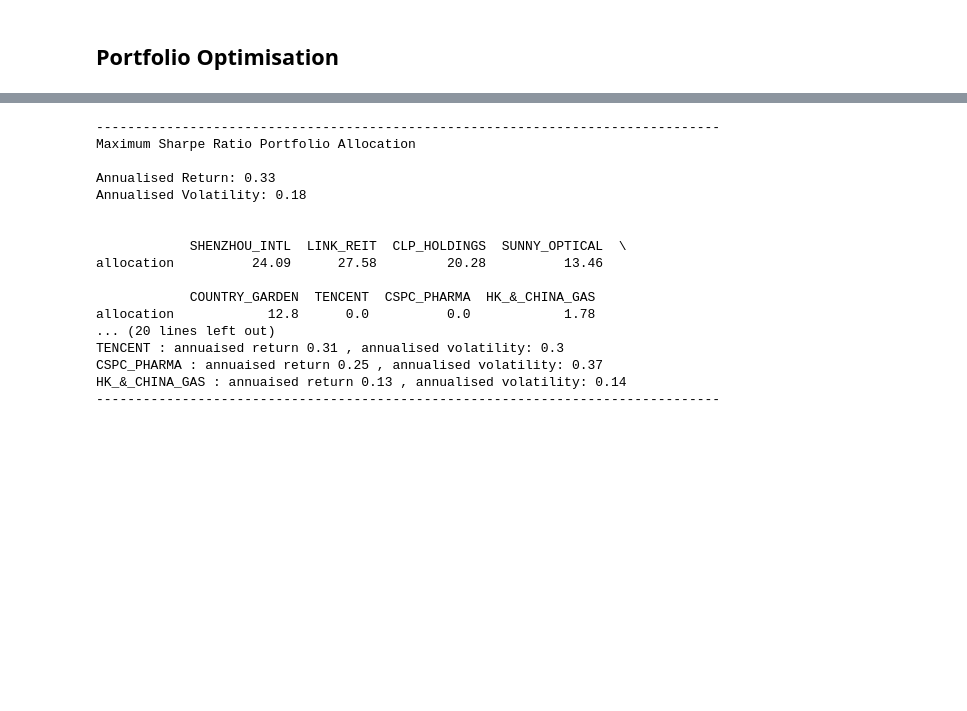
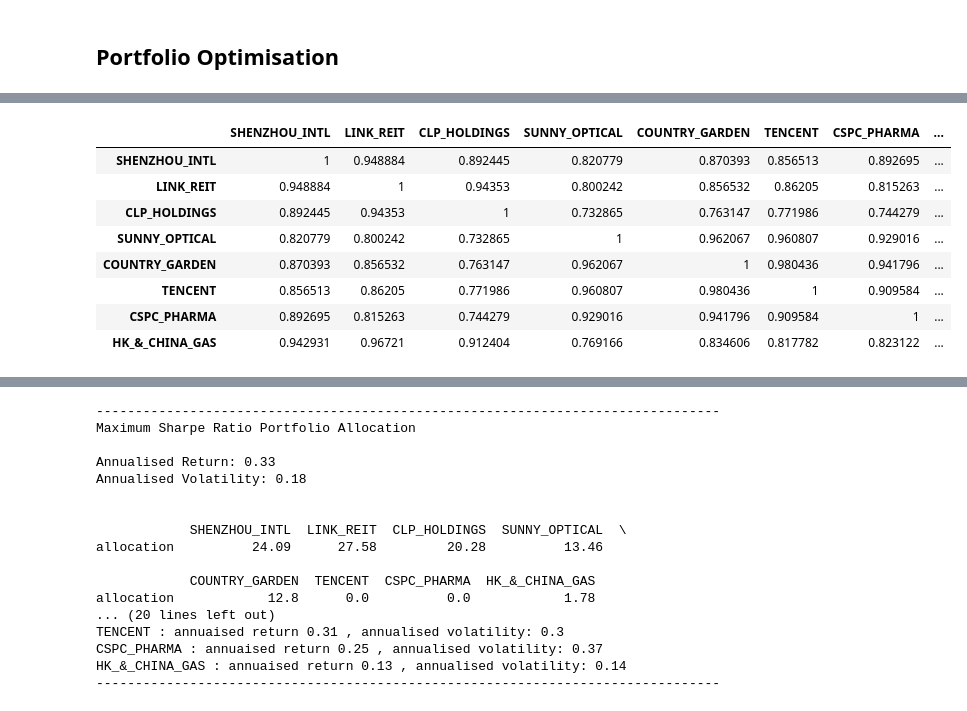
Before and after one commit to ckwu9761/RMBI-Capstone, a Jupyter notebook: Stock_Risk_Data.ipynb, the cells around one changed output, grey strips where cells are left out. Cells and saved outputs as stored; diff of their text form; code cells hidden in the pictures; blank space fills up the shorter version.

```diff
--- a/Stock_Risk_Data.ipynb
+++ b/Stock_Risk_Data.ipynb
@@ -281,3 +332,20 @@ portfolio_asset
+# %%
+portfolio_asset2 = pd.DataFrame()
+for name in portfolio_asset["Name"]:
+    portfolio_asset2[name] = StockDict[name]['adjclose']
+
+corr = portfolio_asset2.corr()
+corr.style.background_gradient()
+# %% [output]
+|  | SHENZHOU_INTL | LINK_REIT | CLP_HOLDINGS | SUNNY_OPTICAL | COUNTRY_GARDEN | TENCENT | CSPC_PHARMA | ... |
+| SHENZHOU_INTL | 1 | 0.948884 | 0.892445 | 0.820779 | 0.870393 | 0.856513 | 0.892695 | ... |
+| LINK_REIT | 0.948884 | 1 | 0.94353 | 0.800242 | 0.856532 | 0.86205 | 0.815263 | ... |
+| CLP_HOLDINGS | 0.892445 | 0.94353 | 1 | 0.732865 | 0.763147 | 0.771986 | 0.744279 | ... |
+| SUNNY_OPTICAL | 0.820779 | 0.800242 | 0.732865 | 1 | 0.962067 | 0.960807 | 0.929016 | ... |
+| COUNTRY_GARDEN | 0.870393 | 0.856532 | 0.763147 | 0.962067 | 1 | 0.980436 | 0.941796 | ... |
+| TENCENT | 0.856513 | 0.86205 | 0.771986 | 0.960807 | 0.980436 | 1 | 0.909584 | ... |
+| CSPC_PHARMA | 0.892695 | 0.815263 | 0.744279 | 0.929016 | 0.941796 | 0.909584 | 1 | ... |
+| HK_&_CHINA_GAS | 0.942931 | 0.96721 | 0.912404 | 0.769166 | 0.834606 | 0.817782 | 0.823122 | ... |
 # %%
 table = pd.DataFrame()
 table['Date'] = StockDict[StockList["Name"][1]]['date']
```
Also changed, not shown: parts of 16 cells of this notebook.
